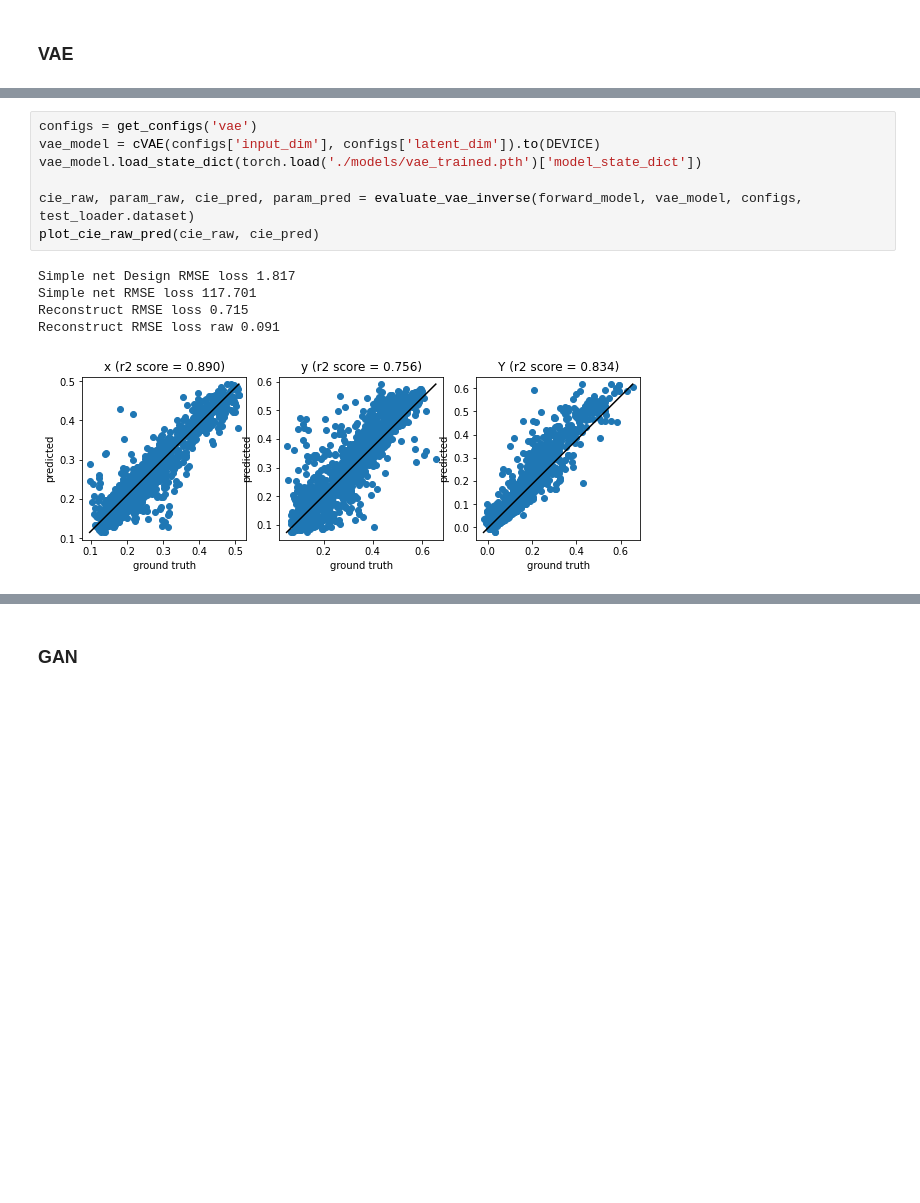
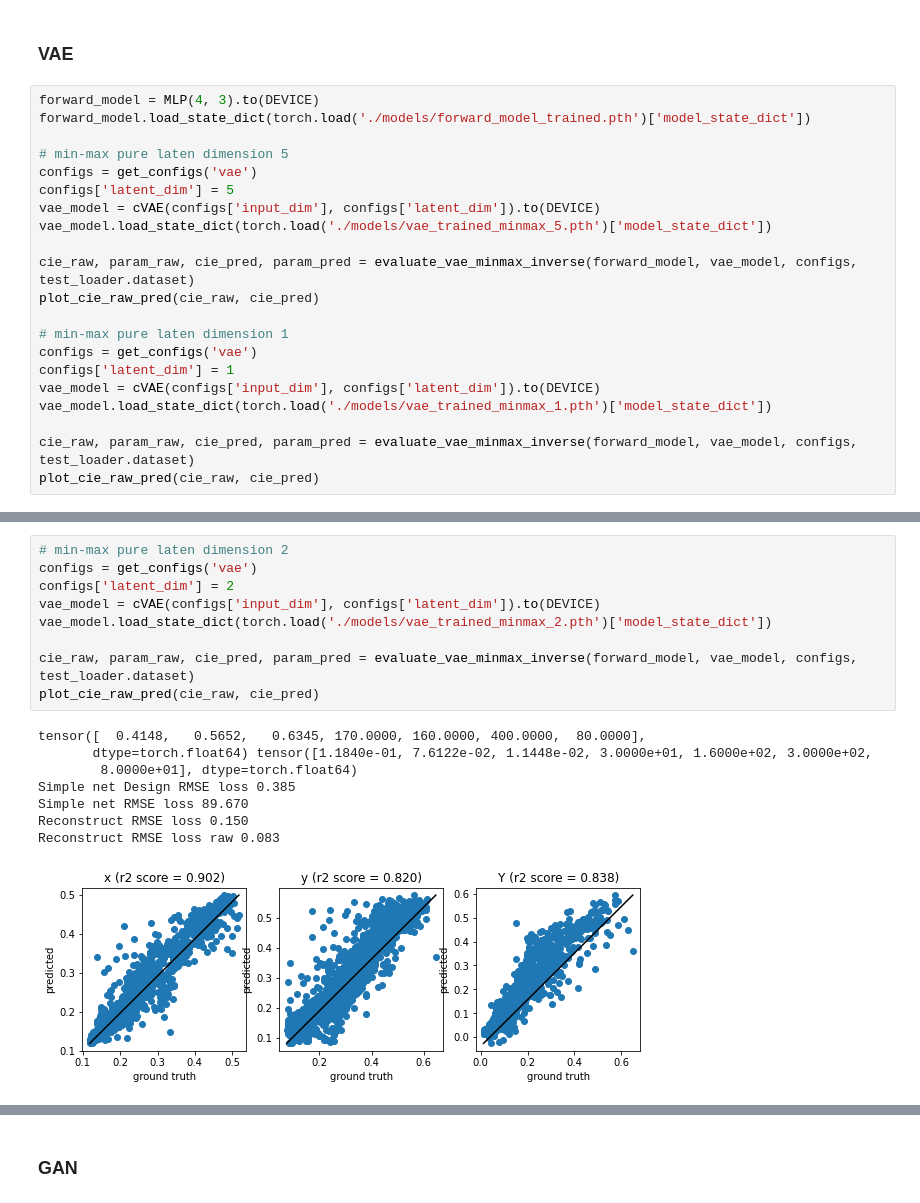
Before and after one commit to taigaoma1997/Meta_learning_photonics_structure, a Jupyter notebook: Model/plot_results.ipynb, the cells around one changed output, grey strips where cells are left out. Cells and saved outputs as stored; diff of their text form; blank space fills up the shorter version.

```diff
--- a/Model/plot_results.ipynb
+++ b/Model/plot_results.ipynb
@@ -81,2 +92,23 @@ Reconstruct RMSE loss raw 0.019
 # %% [markdown]
 ### VAE
+# %%
+forward_model = MLP(4, 3).to(DEVICE)
+forward_model.load_state_dict(torch.load('./models/forward_model_trained.pth')['model_state_dict'])
+
+# min-max pure laten dimension 5
+configs = get_configs('vae')
+configs['latent_dim'] = 5
+vae_model = cVAE(configs['input_dim'], configs['latent_dim']).to(DEVICE)
+vae_model.load_state_dict(torch.load('./models/vae_trained_minmax_5.pth')['model_state_dict'])
+
+cie_raw, param_raw, cie_pred, param_pred = evaluate_vae_minmax_inverse(forward_model, vae_model, configs, test_loader.dataset)
+plot_cie_raw_pred(cie_raw, cie_pred)
+
+# min-max pure laten dimension 1
+configs = get_configs('vae')
+configs['latent_dim'] = 1
+vae_model = cVAE(configs['input_dim'], configs['latent_dim']).to(DEVICE)
+vae_model.load_state_dict(torch.load('./models/vae_trained_minmax_1.pth')['model_state_dict'])
+
+cie_raw, param_raw, cie_pred, param_pred = evaluate_vae_minmax_inverse(forward_model, vae_model, configs, test_loader.dataset)
+plot_cie_raw_pred(cie_raw, cie_pred)
@@ -83,13 +132,18 @@ Reconstruct RMSE loss raw 0.019
 # %%
+# min-max pure laten dimension 2
 configs = get_configs('vae')
+configs['latent_dim'] = 2
 vae_model = cVAE(configs['input_dim'], configs['latent_dim']).to(DEVICE)
-vae_model.load_state_dict(torch.load('./models/vae_trained.pth')['model_state_dict'])
+vae_model.load_state_dict(torch.load('./models/vae_trained_minmax_2.pth')['model_state_dict'])
 
-cie_raw, param_raw, cie_pred, param_pred = evaluate_vae_inverse(forward_model, vae_model, configs, test_loader.dataset)
+cie_raw, param_raw, cie_pred, param_pred = evaluate_vae_minmax_inverse(forward_model, vae_model, configs, test_loader.dataset)
 plot_cie_raw_pred(cie_raw, cie_pred)
 # %% [output]
-Simple net Design RMSE loss 1.817
-Simple net RMSE loss 117.701
-Reconstruct RMSE loss 0.715
-Reconstruct RMSE loss raw 0.091
+tensor([  0.4148,   0.5652,   0.6345, 170.0000, 160.0000, 400.0000,  80.0000],
+       dtype=torch.float64) tensor([1.1840e-01, 7.6122e-02, 1.1448e-02, 3.0000e+01, 1.6000e+02, 3.0000e+02,
+        8.0000e+01], dtype=torch.float64)
+Simple net Design RMSE loss 0.385
+Simple net RMSE loss 89.670
+Reconstruct RMSE loss 0.150
+Reconstruct RMSE loss raw 0.083
-[figure, old version]
+[figure, new version]
```
Also changed, not shown: parts of 12 cells of this notebook, 5 other files.
